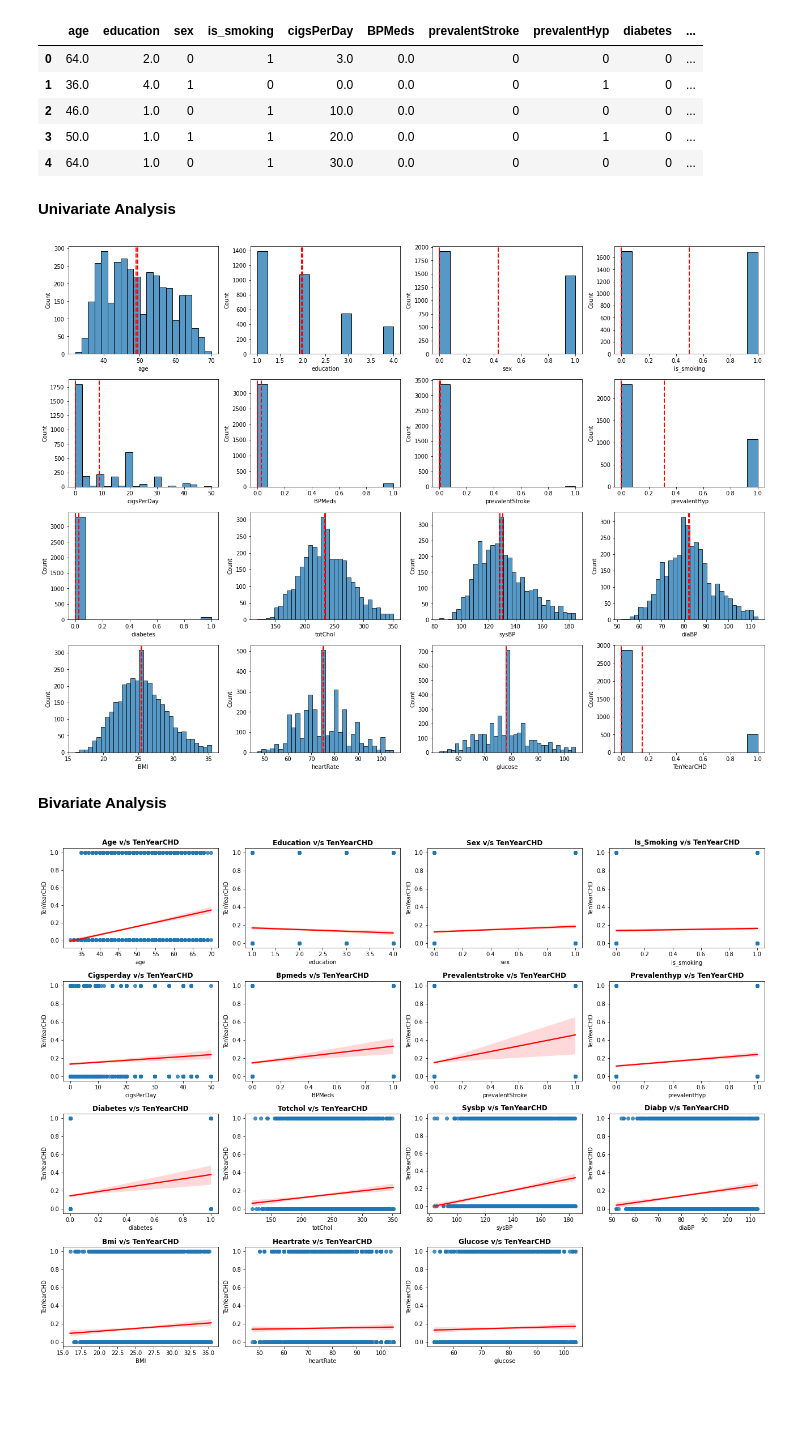
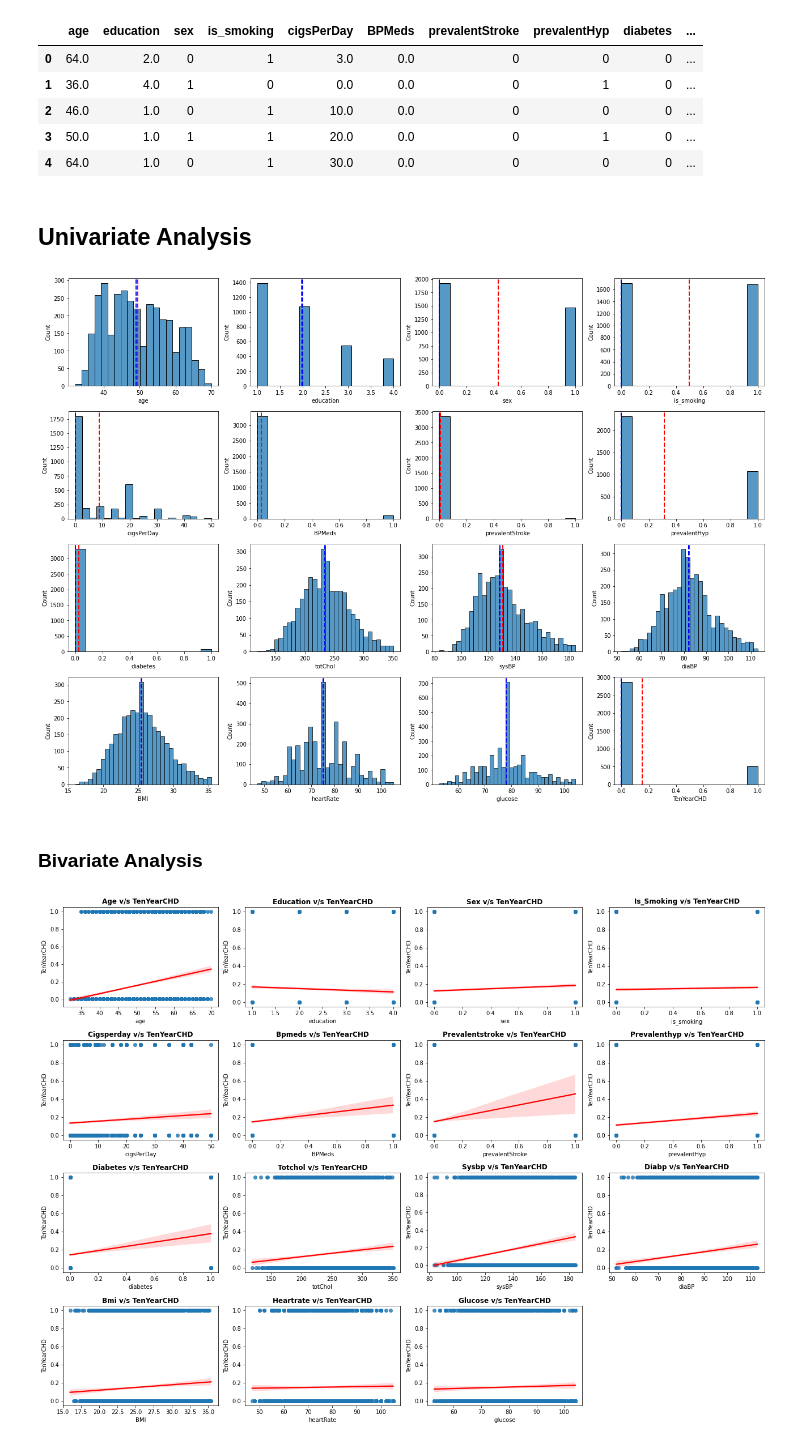
Before and after one commit to prajwalDU/Cardiovascular_classification, a Jupyter notebook: Cardiovascular_classification.ipynb, the cells around one changed output. Drawn from its saved outputs; the diff is of its cells as text; code cells hidden in the pictures; blank space fills up the shorter version.

```diff
--- a/Cardiovascular_classification.ipynb
+++ b/Cardiovascular_classification.ipynb
@@ -277,21 +280,21 @@ data.head()
 | 3 | 50.0 | 1.0 | 1 | 1 | 20.0 | 0.0 | 0 | 1 | 0 | ... |
 | 4 | 64.0 | 1.0 | 0 | 1 | 30.0 | 0.0 | 0 | 0 | 0 | ... |
 # %% [markdown]
-**Univariate Analysis**
+## **Univariate Analysis**
 # %%
 # Visualizing mean and median on all dataset
 plt.figure(figsize=(18,16))
 for n, column in enumerate(data.columns):
   features = data[column]
   ax = plt.subplot(5,4,n+1)
   sns.histplot(features)
   ax.axvline(features.mean(), color='red', linestyle='dashed', linewidth=2)
-  ax.axvline(features.median(), color='red', linestyle='dashed', linewidth=2)
+  ax.axvline(features.median(), color='blue', linestyle='dashed', linewidth=2)
   plt.tight_layout()
 # %% [output]
-[figure, old version]
+[figure, new version]
 # %% [markdown]
-**Bivariate Analysis**
+### **Bivariate Analysis**
 # %%
 # Visualizing mean and median in all columns repect to target varable
 independent_variables = [i for i in data.columns if i not in ['TenYearCHD']]
```
Also changed, not shown: parts of 15 cells of this notebook.
